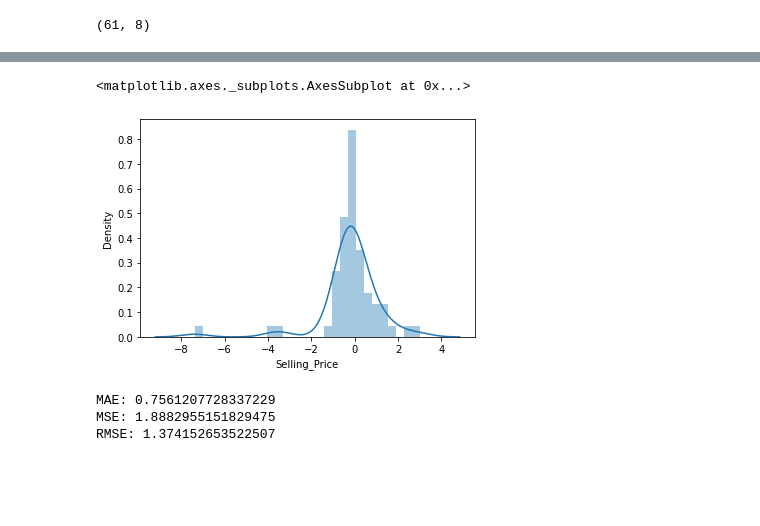
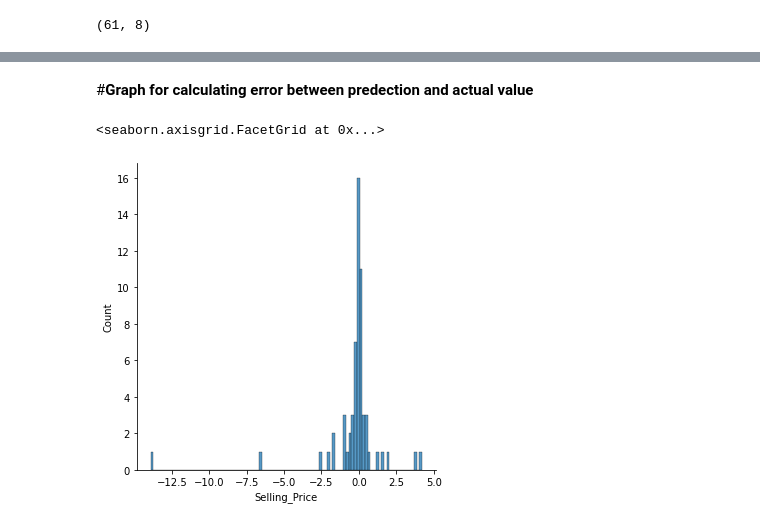
Before and after one commit to rk101294/Rohit-Kushwaha, a Jupyter notebook: Car_Prediction.ipynb, the cells around one changed output, grey strips where cells are left out. Cells and saved outputs as stored; diff of their text form; code cells hidden in the pictures; blank space fills up the shorter version.

```diff
--- a/Car_Prediction.ipynb
+++ b/Car_Prediction.ipynb
@@ -231,3 +325,5 @@ regressor=RandomForestRegressor(n_estimators=1000, criterion='mse', min_samples_
+# %%
+r_f= RandomForestRegressor(criterion= 'mae',max_depth= 20,max_features= 'auto',min_samples_leaf= 2,min_samples_split= 15,n_estimators= 1100)
 # %%
-regressor.fit(X_train,Y_train)
+r_f.fit(X_train,Y_train)
 # %% [output]
@@ -261,2 +339,2 @@ RandomForestRegressor(bootstrap=True, ccp_alpha=0.0, criterion='mse',
 # %%
-predictions=regressor.predict(X_test)
+prediction=r_f.predict(X_test)
@@ -267,5 +357,7 @@ predictions=regressor.predict(X_test)
+# %% [markdown]
+#**Graph for calculating error between predection and actual value**
 # %%
-sns.distplot(Y_test-predictions)
+sns.displot(Y_test-prediction)
 # %% [output]
-<matplotlib.axes._subplots.AxesSubplot at 0x...>
+<seaborn.axisgrid.FacetGrid at 0x...>
-[figure, old version]
+[figure, new version]
@@ -274,8 +363,0 @@ from sklearn import metrics
-# %%
-print('MAE:', metrics.mean_absolute_error(Y_test, predictions))
-print('MSE:', metrics.mean_squared_error(Y_test, predictions))
-print('RMSE:', np.sqrt(metrics.mean_squared_error(Y_test, predictions)))
-# %% [output]
-MAE: 0.7561207728337229
-MSE: 1.8882955151829475
-RMSE: 1.374152653522507
```
Also changed, not shown: parts of 18 cells of this notebook.
